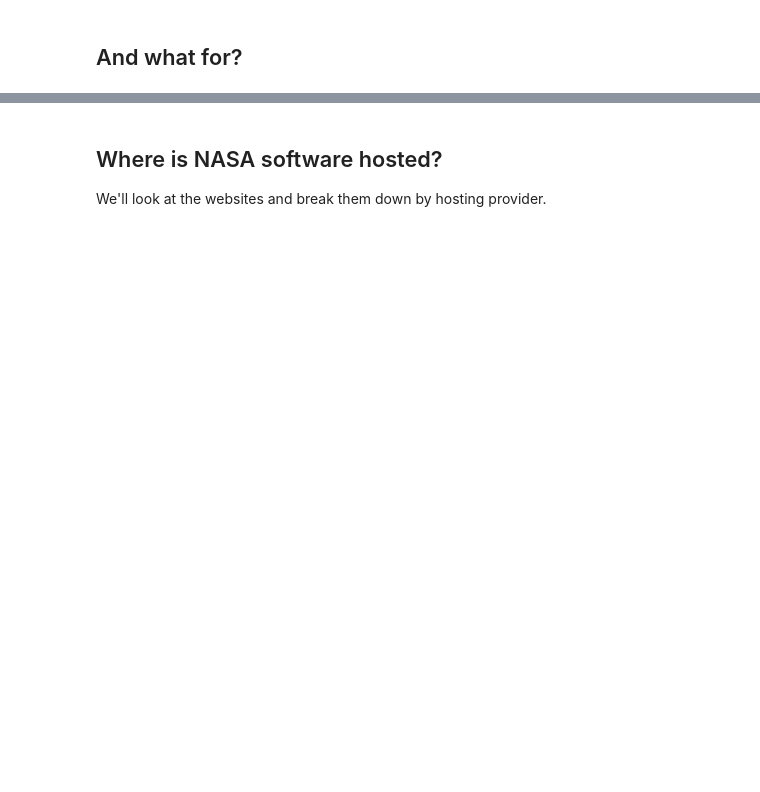
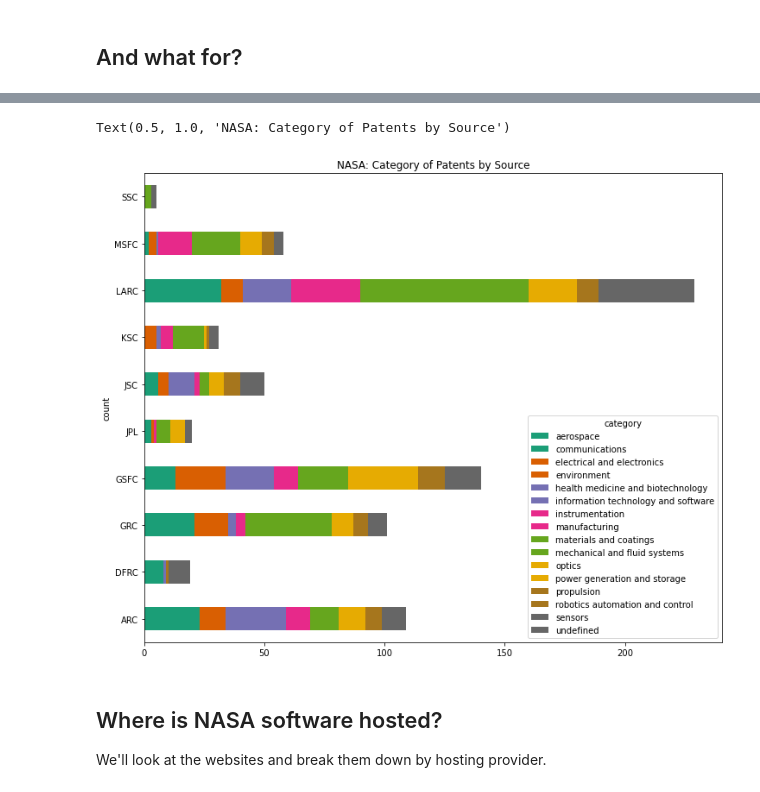
Before and after one commit to JosephTLucas/blog, a Jupyter notebook: content/NASA.ipynb, the cells around one changed output, grey strips where cells are left out. Drawn from its saved outputs; the diff is of its cells as text; code cells hidden in the pictures; blank space fills up the shorter version.

```diff
--- a/content/NASA.ipynb
+++ b/content/NASA.ipynb
@@ -113,3 +135,13 @@ dtype: int64
+# %%
+fig, ax = plt.subplots(figsize=(12, 10))
+pd.crosstab(index=patent["source"], columns=patent["category"]).plot(
+    kind="barh", stacked=True, ax=ax, colormap="Dark2"
+)
+ax.set_ylabel("count")
+ax.set_title("NASA: Category of Patents by Source")
+# %% [output]
+Text(0.5, 1.0, 'NASA: Category of Patents by Source')
+[figure, added]
 # %% [markdown]
 ## Where is NASA software hosted?
 
```
Also changed, not shown: parts of 7 cells of this notebook.
